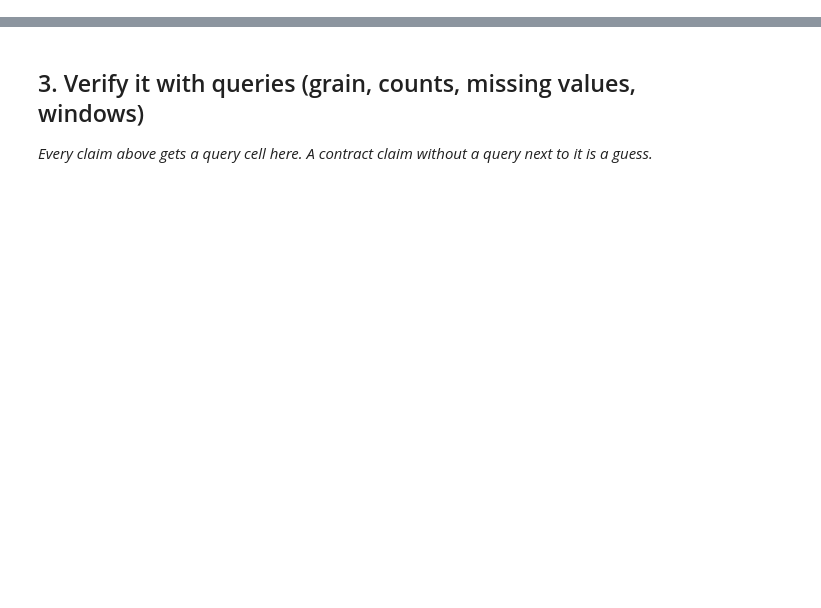
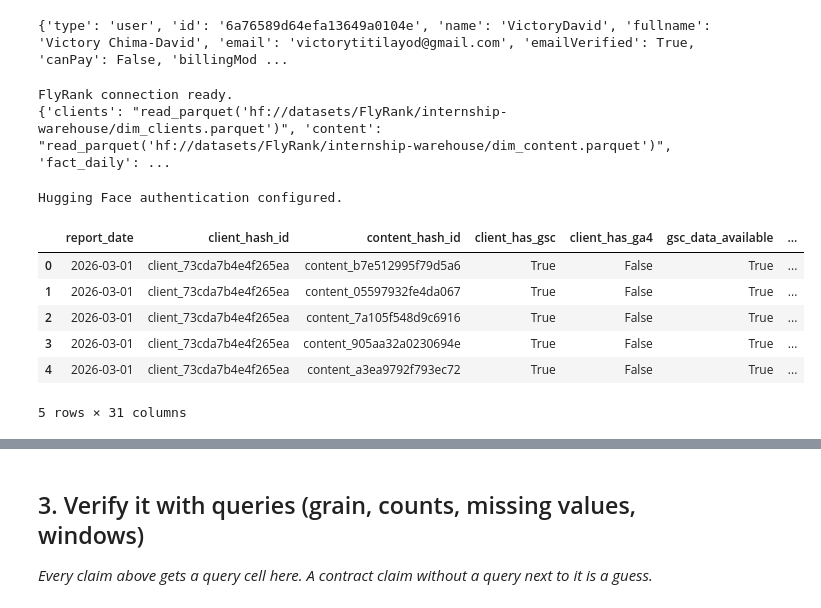
Before and after one commit to victorydavid-lab/Victory, a Jupyter notebook: work/notebooks/w03_data_contract.ipynb, the cells around one changed output, grey strips where cells are left out. Drawn from its saved outputs; the diff is of its cells as text; code cells hidden in the pictures; blank space fills up the shorter version.

```diff
--- a/work/notebooks/w03_data_contract.ipynb
+++ b/work/notebooks/w03_data_contract.ipynb
@@ -12,0 +21,75 @@ This skeleton is yours to fill. Work the sections **in order** — each one has
+# %%
+from huggingface_hub import whoami
+
+print(whoami(token=HF_TOKEN))
+# %% [output]
+{'type': 'user', 'id': '6a76589d64efa13649a0104e', 'name': 'VictoryDavid', 'fullname': 'Victory Chima-David', 'email': 'victorytitilayod@gmail.com', 'emailVerified': True, 'canPay': False, 'billingMod ...
+# %%
+# FlyRank Week 3 — data connection
+
+%pip -q install duckdb huggingface_hub
+
+import os
+import getpass
+import duckdb
+
+# Get Hugging Face token from Colab Secret
+try:
+    from google.colab import userdata
+    HF_TOKEN = userdata.get("HF_TOKEN")
+except Exception:
+    HF_TOKEN = None
+
+if not HF_TOKEN:
+    HF_TOKEN = getpass.getpass("Paste your Hugging Face READ token: ")
+
+os.environ["HF_TOKEN"] = HF_TOKEN
+
+# Connect DuckDB
+con = duckdb.connect()
+
+# FlyRank dataset
+REL = "hf://datasets/FlyRank/internship-warehouse"
+
+TABLES = {
+    "clients": f"read_parquet('{REL}/dim_clients.parquet')",
+    "content": f"read_parquet('{REL}/dim_content.parquet')",
+    "fact_daily": f"read_parquet('{REL}/fact_content_daily_performance/month=2026-03/*.parquet')",
+    "fact_daily_sample": f"read_parquet('{REL}/fact_content_daily_performance/month=2026-06/*.parquet')",
+    "query_90d": f"read_parquet('{REL}/fact_content_query_90d.parquet')",
+}
+
+print("FlyRank connection ready.")
+print(TABLES)
+# %% [output]
+FlyRank connection ready.
+{'clients': "read_parquet('hf://datasets/FlyRank/internship-warehouse/dim_clients.parquet')", 'content': "read_parquet('hf://datasets/FlyRank/internship-warehouse/dim_content.parquet')", 'fact_daily': ...
+# %%
+# Give DuckDB the Hugging Face token
+
+con.execute("""
+CREATE OR REPLACE SECRET hf_token (
+    TYPE HUGGINGFACE,
+    TOKEN ?
+)
+""", [HF_TOKEN])
+
+print("Hugging Face authentication configured.")
+# %% [output]
+Hugging Face authentication configured.
+# %%
+test = con.sql(f"""
+SELECT *
+FROM {TABLES['fact_daily']}
+LIMIT 5
+""").df()
+
+test
+# %% [output]
+|  | report_date | client_hash_id | content_hash_id | client_has_gsc | client_has_ga4 | gsc_data_available | ... |
+| 0 | 2026-03-01 | client_73cda7b4e4f265ea | content_b7e512995f79d5a6 | True | False | True | ... |
+| 1 | 2026-03-01 | client_73cda7b4e4f265ea | content_05597932fe4da067 | True | False | True | ... |
+| 2 | 2026-03-01 | client_73cda7b4e4f265ea | content_7a105f548d9c6916 | True | False | True | ... |
+| 3 | 2026-03-01 | client_73cda7b4e4f265ea | content_905aa32a0230694e | True | False | True | ... |
+| 4 | 2026-03-01 | client_73cda7b4e4f265ea | content_a3ea9792f793ec72 | True | False | True | ... |
+5 rows × 31 columns
```
Also changed, not shown: parts of 17 cells of this notebook.
